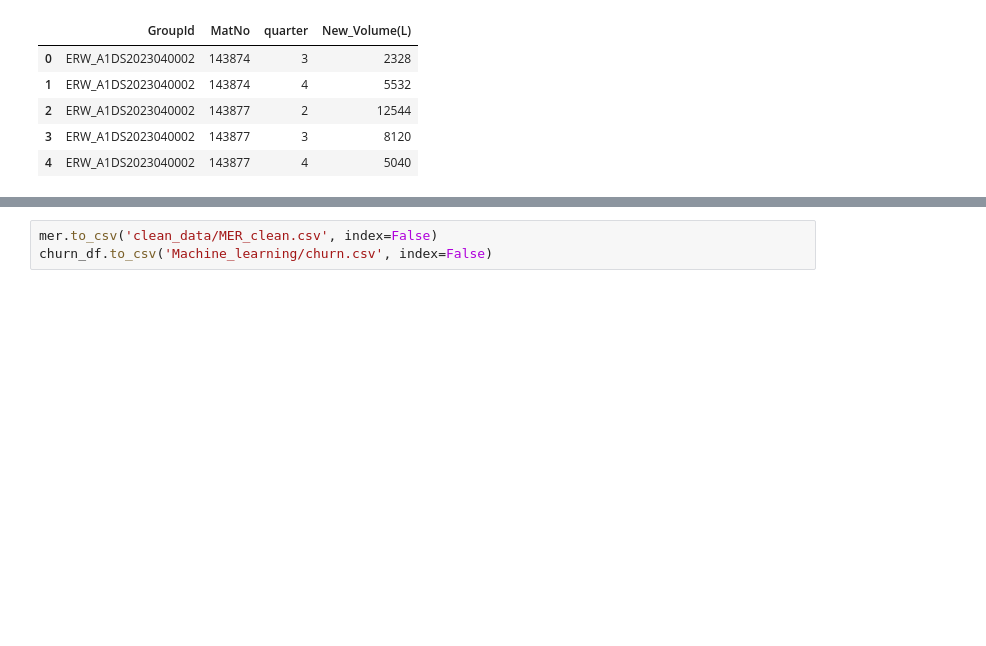
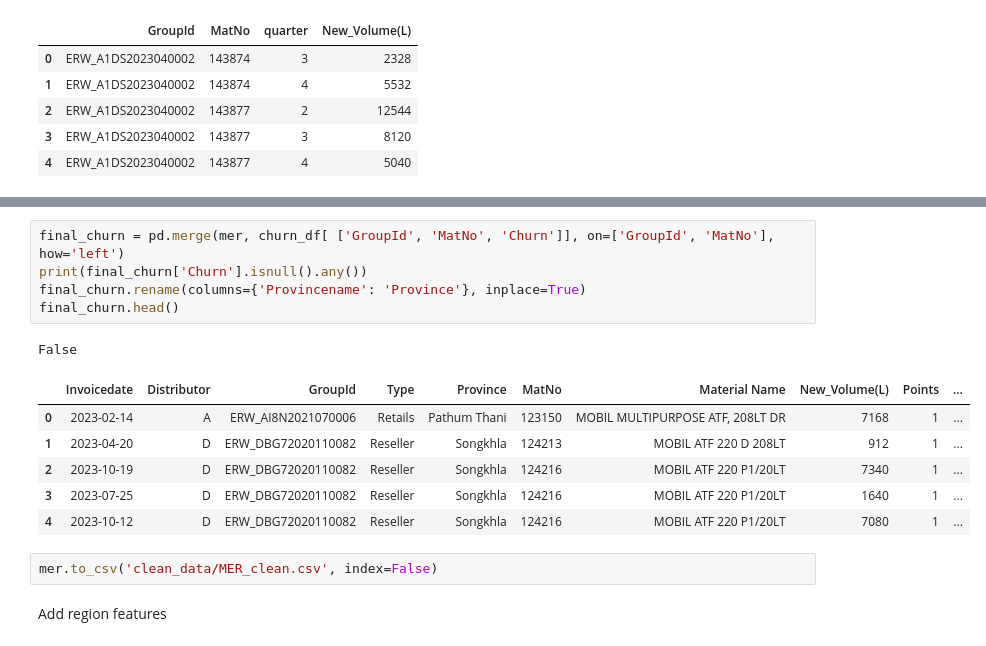
Before and after one commit to PaweekornS/ExxonMobil_Bootcathon, a Jupyter notebook: exxon_mer.ipynb, the cells around one changed output, grey strips where cells are left out. Saved outputs shown, nothing was run; the diff lists cells and outputs as text; blank space fills up the shorter version.

```diff
--- a/exxon_mer.ipynb
+++ b/exxon_mer.ipynb
@@ -181,3 +188,17 @@ churn_df.head()
+# %%
+final_churn = pd.merge(mer, churn_df[ ['GroupId', 'MatNo', 'Churn']], on=['GroupId', 'MatNo'], how='left')
+print(final_churn['Churn'].isnull().any())
+final_churn.rename(columns={'Provincename': 'Province'}, inplace=True)
+final_churn.head()
+# %% [output]
+False
+|  | Invoicedate | Distributor | GroupId | Type | Province | MatNo | Material Name | New_Volume(L) | Points | ... |
+| 0 | 2023-02-14 | A | ERW_AI8N2021070006 | Retails | Pathum Thani | 123150 | MOBIL MULTIPURPOSE ATF, 208LT DR | 7168 | 1 | ... |
+| 1 | 2023-04-20 | D | ERW_DBG72020110082 | Reseller | Songkhla | 124213 | MOBIL ATF 220 D 208LT | 912 | 1 | ... |
+| 2 | 2023-10-19 | D | ERW_DBG72020110082 | Reseller | Songkhla | 124216 | MOBIL ATF 220 P1/20LT | 7340 | 1 | ... |
+| 3 | 2023-07-25 | D | ERW_DBG72020110082 | Reseller | Songkhla | 124216 | MOBIL ATF 220 P1/20LT | 1640 | 1 | ... |
+| 4 | 2023-10-12 | D | ERW_DBG72020110082 | Reseller | Songkhla | 124216 | MOBIL ATF 220 P1/20LT | 7080 | 1 | ... |
 # %%
 mer.to_csv('clean_data/MER_clean.csv', index=False)
-churn_df.to_csv('Machine_learning/churn.csv', index=False)
+# %% [markdown]
+Add region features
```
Also changed, not shown: parts of 14 cells of this notebook, 1 other file.
